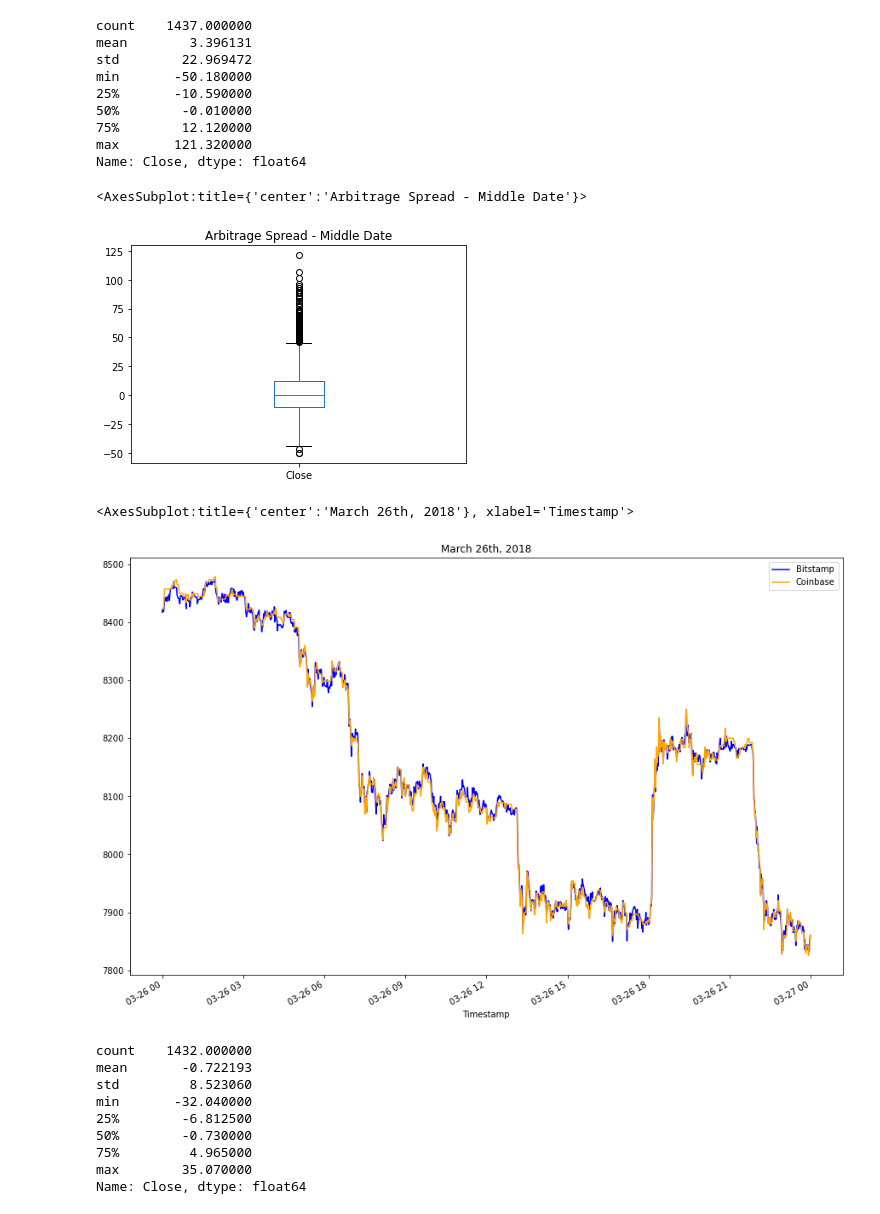
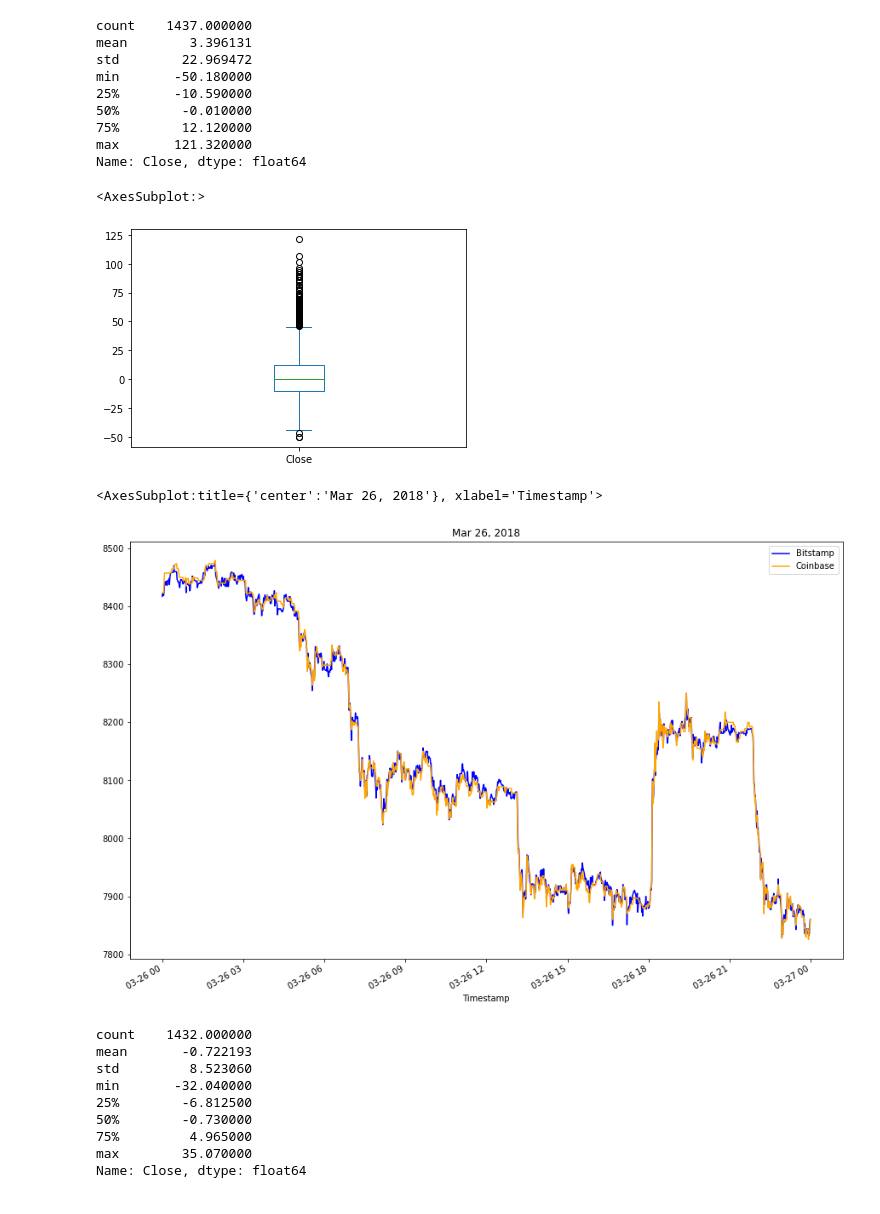
Before and after one commit to NomanZubairi/Bitcoin-Arbitrage, a Jupyter notebook: crypto_arbitrage.ipynb, the cells around one changed output. Saved outputs shown, nothing was run; the diff lists cells and outputs as text; code cells hidden in the pictures.

```diff
--- a/crypto_arbitrage.ipynb
+++ b/crypto_arbitrage.ipynb
@@ -353,10 +359,10 @@ Name: Close, dtype: float64
 # %%
 # Using the date in the middle that you have selected, calculate the arbitrage spread
 # by subtracting the bitstamp lower closing prices from the coinbase higher closing prices
-arbitrage_spread_middle = # YOUR CODE HERE
+arbitrage_spread_middle = coinbase_sliced.loc['2018-02-24'] - bitstamp_sliced.loc['2018-02-24']
 
 # Generate summary statistics
-# YOUR CODE HERE
+arbitrage_spread_middle.describe()
 # %% [output]
 count    1437.000000
 mean        3.396131
@@ -369,17 +375,20 @@ max       121.320000
 Name: Close, dtype: float64
 # %%
 # Visualize the arbitrage spread from the middle of the dataset in a box plot
-# YOUR CODE HERE
+arbitrage_spread_middle.plot(kind="box")
 # %% [output]
-<AxesSubplot:title={'center':'Arbitrage Spread - Middle Date'}>
+<AxesSubplot:>
-[figure, old version]
+[figure, new version]
 # %%
 # Create an overlay plot that visualizes the two dataframes over a period of one day from late in the dataset.
 # Be sure that the plots include the parameters `legend`, `figsize`, `title`, `color` and `label`
-# YOUR CODE HERE
+bitstamp_sliced.loc['2018-03-26'].plot(
+    legend=True, figsize=(15, 10), title="Mar 26, 2018", color="blue", label="Bitstamp")
+coinbase_sliced.loc['2018-03-26'].plot(
+    legend=True, figsize=(15, 10), color="orange", label="Coinbase")
 # %% [output]
-<AxesSubplot:title={'center':'March 26th, 2018'}, xlabel='Timestamp'>
+<AxesSubplot:title={'center':'Mar 26, 2018'}, xlabel='Timestamp'>
-[figure, old version]
+[figure, new version]
 # %%
 # Using the date from the late that you have selected, calculate the arbitrage spread
 # by subtracting the bitstamp lower closing prices from the coinbase higher closing prices
```
Also changed, not shown: parts of 6 cells of this notebook.
